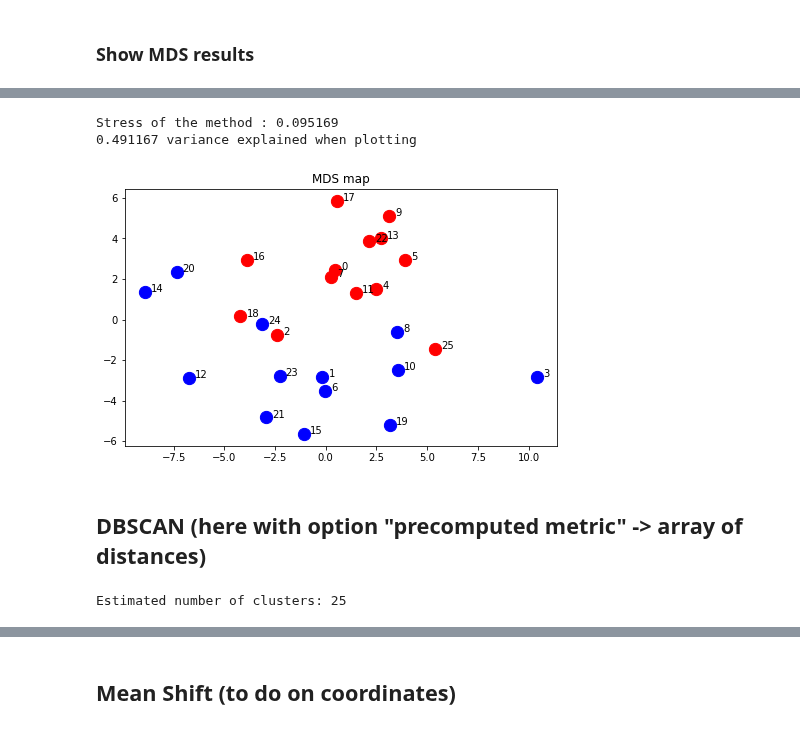
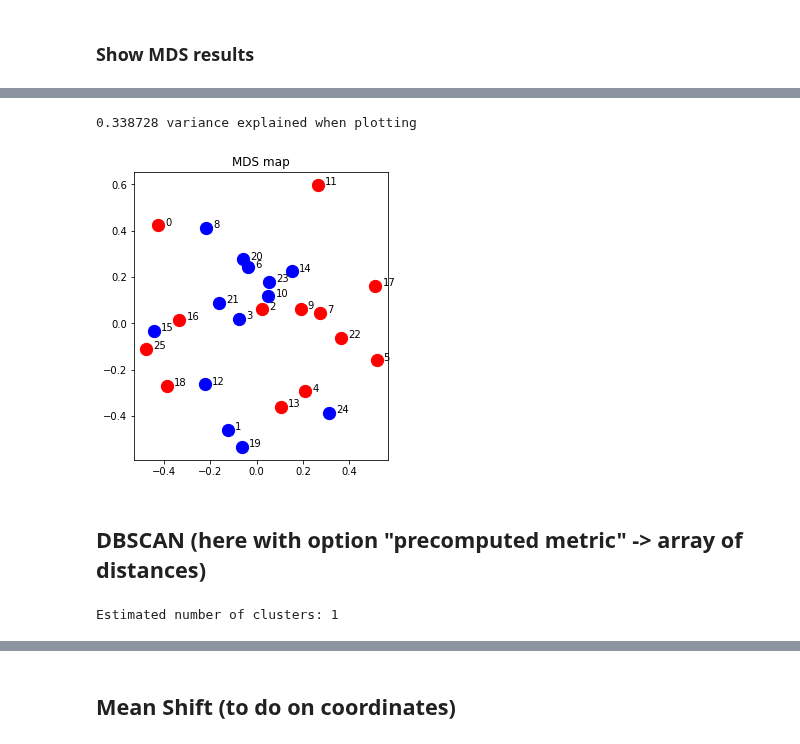
Before and after one commit to alexandremerasli/TFE, a Jupyter notebook: cluster_data.ipynb, the cells around one changed output, grey strips where cells are left out. Cells and saved outputs as stored; diff of their text form; code cells hidden in the pictures.

Commit message:
corrected mds with precomputed option + AHC check condensed matrix + class created to see 2-cluster method result

```diff
--- a/cluster_data.ipynb
+++ b/cluster_data.ipynb
@@ -93,14 +93,20 @@ for i in range(len(matrix)):
     matrix_norm[i,i] = 0
 maxi = np.max(abs(matrix_norm)) # Max value except from the diagonal
 for i in range(len(matrix)):
-    matrix_norm[i,i] = maxi
+    #matrix_norm[i,i] = maxi
+    matrix_norm[i,i] = 3
 
 # Normalise max value to 1
 matrix_norm = matrix_norm / np.max(abs(matrix_norm))
 
 # Compute distance matrix
 matrix_dist = np.sqrt(2*N*(1-matrix_norm))
-#matrix_dist = 1-matrix_norm
+matrix_dist = 1-matrix_norm
+
+import scipy.spatial.distance as ssd
+# convert the redundant n*n square matrix form into a condensed nC2 array
+#matrix_dist = ssd.squareform(matrix_dist)
+#print(matrix_dist.shape)
 
 '''
 # Normalise data
@@ -595,8 +601,8 @@ class MDS(BaseEstimator):
         return self.embedding_
 # %%
 # MDS with normalised stress
-def computeMDSCoordinate(n_comp,metric=True):
-    mds = MDS(n_components=n_comp,random_state=1,normalize=True,eps=1e-10,metric=metric)
+def computeMDSCoordinate(n_comp,matrix_dist,metric=True,printStress=False,dissimilarity='precomputed'):
+    mds = MDS(n_components=n_comp,random_state=1,normalize=True,eps=1e-10,metric=metric,dissimilarity=dissimilarity)
     mds.fit(matrix_dist)
     points = mds.embedding_
     stress = mds.stress_
@@ -605,7 +611,8 @@ def computeMDSCoordinate(n_comp,metric=True):
     the following interpretation: value 0 indicates perfect fit,
     0.025 excellent, 0.05 good, 0.1 fair and 0.2 poor.
     '''
-    print("Stress of the method : %f" %stress)
+    if (printStress):
+        print("Stress of the method : %f" %stress)
     return points, stress
 # %% [markdown]
 ### Scikit MDS
@@ -650,7 +657,7 @@ def plotMdsPoints(points,projection=False):
             color = 'blue'
         else:
             color = 'red'
-        ax.annotate(i,(points[i,0],points[i,1]),xytext=(points[i,0]+0.3,points[i,1]))
+        ax.annotate(i,(points[i,0],points[i,1]),xytext=(points[i,0]+0.03,points[i,1]))
 
     plt.scatter(points[narrative,0],points[narrative,1],color='red',s=150)
     plt.scatter(points[stimulus,0],points[stimulus,1],color='blue',s=150)
@@ -660,7 +667,7 @@ def plotMdsPoints(points,projection=False):
 # Find best MDS dimension
 stress = np.zeros((int(N/4),1)) # dimension rule : dimension < N/4
 for i in range(1,int(N/4)+1):
-    points,stress[i-1] = computeMDSCoordinate(i)
+    points,stress[i-1] = computeMDSCoordinate(i,matrix_dist)
 
 plt.plot(np.arange(1,int(N/4)+1),stress)
 plt.xlabel("number of MBS dimensions")
@@ -680,11 +681,10 @@ Stress of the method : 0.095169
 # %%
 # MDS with Normalised stress
-points,stress = computeMDSCoordinate(mdsDim)
+points,stress = computeMDSCoordinate(mdsDim,matrix_dist,dissimilarity='precomputed')
 plotMdsPoints(points,projection=True)
 # %% [output]
-Stress of the method : 0.095169
-0.491167 variance explained when plotting
+0.338728 variance explained when plotting
-[figure, old version]
+[figure, new version]
 # %% [markdown]
 ## DBSCAN (here with option "precomputed metric" -> array of distances)
 # %%
@@ -702,7 +702,7 @@ n_clusters_ = len(set(labels)) - (1 if -1 in labels else 0)
 n_noise_ = list(labels).count(-1)
 print('Estimated number of clusters: %d' % n_clusters_)
 # %% [output]
-Estimated number of clusters: 25
+Estimated number of clusters: 1
 # %%
 # Black removed and is used for noise instead.
 unique_labels = set(labels)
```
Also changed, not shown: parts of 19 cells of this notebook.
